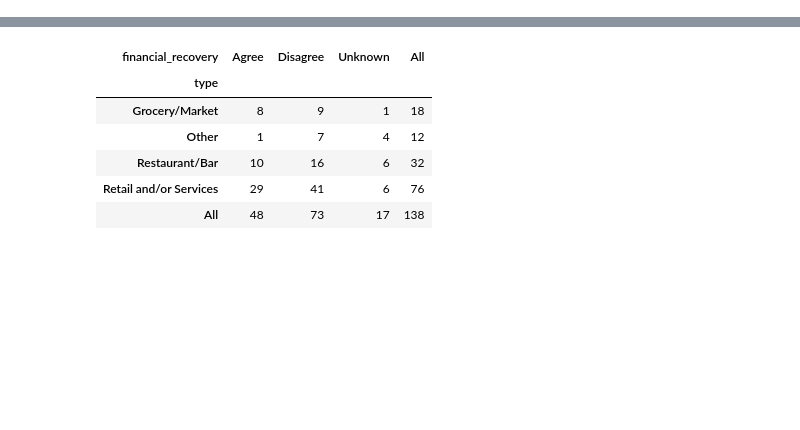
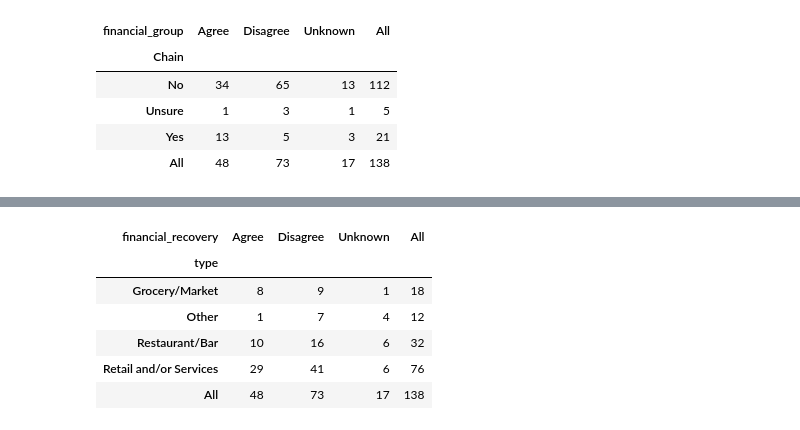
Before and after one commit to mbecica/business-survey-201, a Jupyter notebook: financial-stability.ipynb, the cells around one changed output, grey strips where cells are left out. Saved outputs shown, nothing was run; the diff lists cells and outputs as text; code cells hidden in the pictures; blank space fills up the shorter version.

```diff
--- a/financial-stability.ipynb
+++ b/financial-stability.ipynb
@@ -99,0 +144,17 @@ pd.crosstab(index=business_df["Neighborhood"], columns="total", dropna=False)
+# %%
+# Set dummy variable
+chain_mapping = {
+    "No":0,
+    "Yes":1,
+    "Unsure":0
+}
+business_df['ischain_df'] = business_df["Chain"].map(chain_mapping)
+# %%
+pd.crosstab(index=business_df["Chain"], columns=business_df["financial_group"], dropna=False, margins=True)
+# %% [output]
+| financial_group | Agree | Disagree | Unknown | All |
+| Chain |  |  |  |  |
+| No | 34 | 65 | 13 | 112 |
+| Unsure | 1 | 3 | 1 | 5 |
+| Yes | 13 | 5 | 3 | 21 |
+| All | 48 | 73 | 17 | 138 |
```
Also changed, not shown: parts of 29 cells of this notebook.
